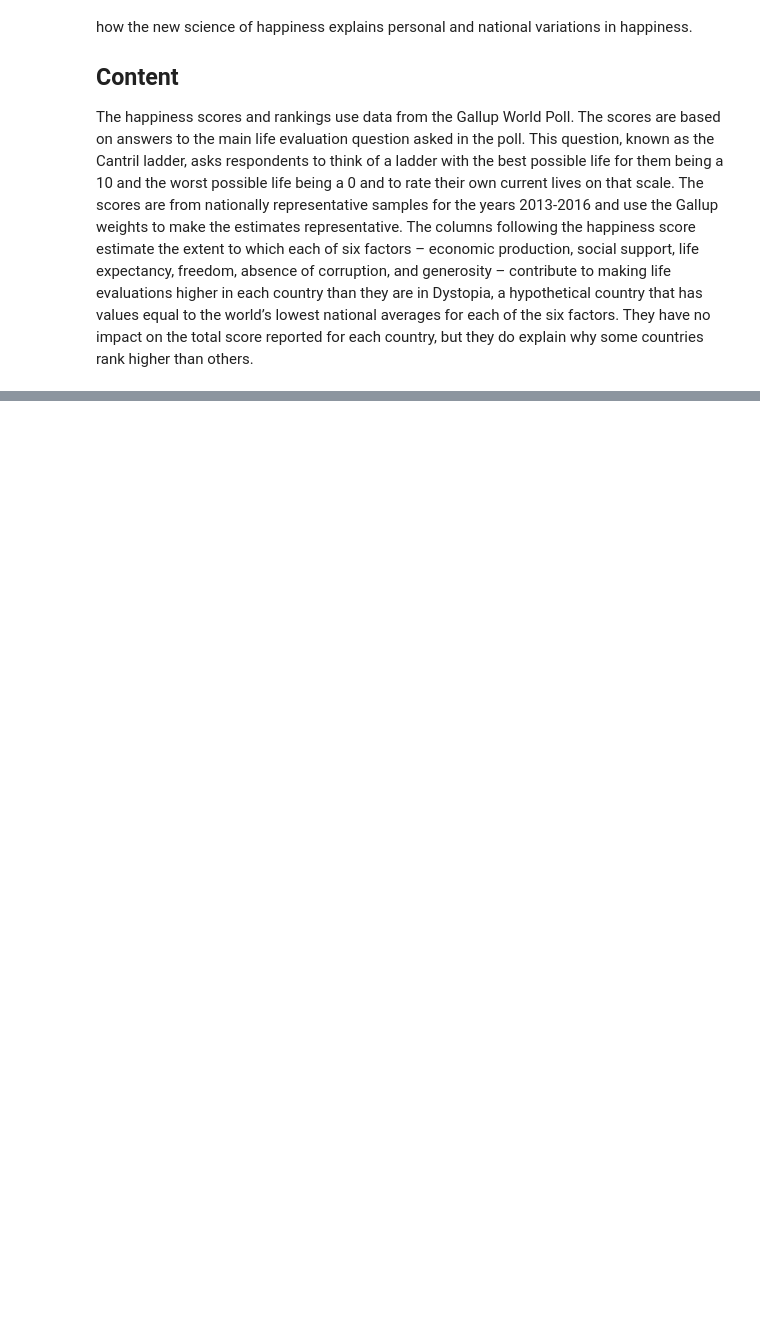
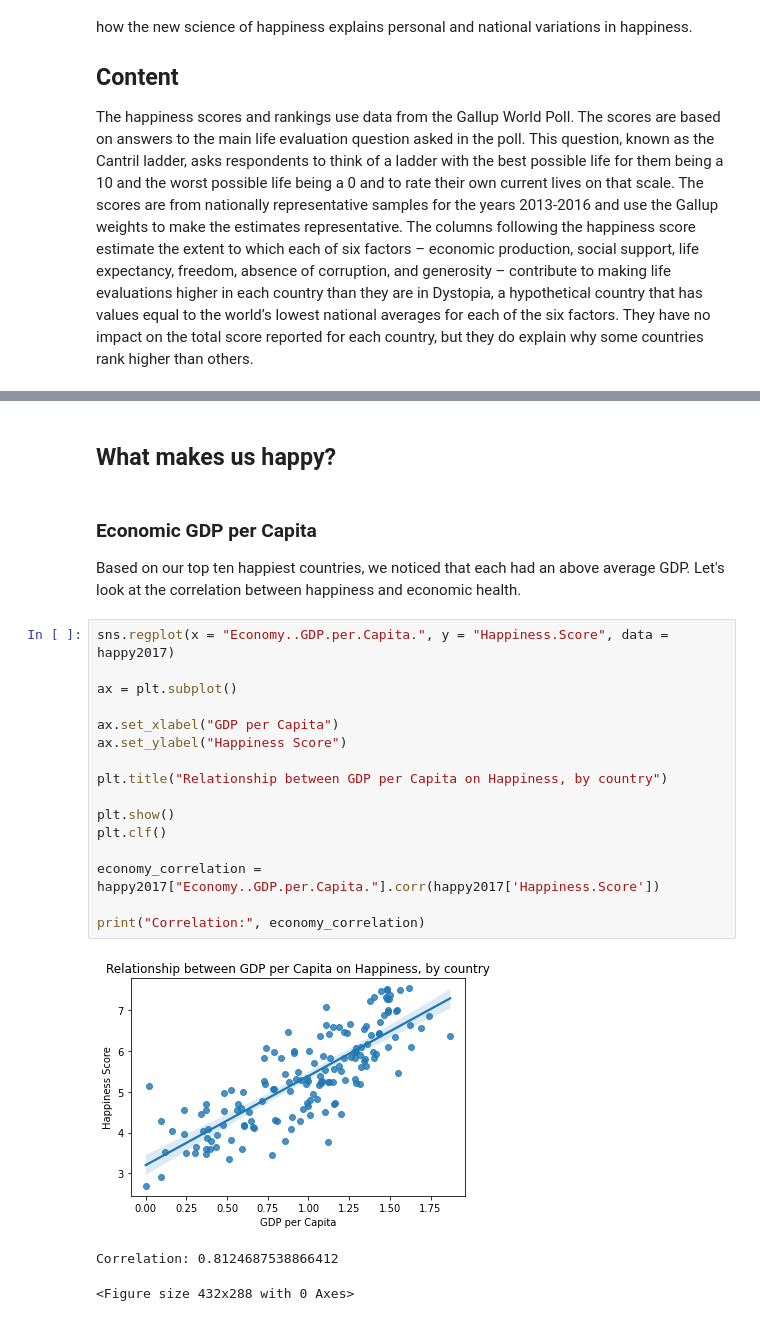
Before and after one commit to kyleyoshimoto/Happiness-EDA, a Jupyter notebook: Happiness-EDA.ipynb, the cells around one changed output, grey strips where cells are left out. Cells and saved outputs as stored; diff of their text form; blank space fills up the shorter version.

```diff
--- a/Happiness-EDA.ipynb
+++ b/Happiness-EDA.ipynb
@@ -75,0 +134,26 @@ dtype: int64
+# %% [markdown]
+## What makes us happy?
+# %% [markdown]
+### Economic GDP per Capita
+
+Based on our top ten happiest countries, we noticed that each had an above average GDP. Let's look at the correlation between happiness and economic health.
+# %%
+sns.regplot(x = "Economy..GDP.per.Capita.", y = "Happiness.Score", data = happy2017)
+
+ax = plt.subplot()
+
+ax.set_xlabel("GDP per Capita")
+ax.set_ylabel("Happiness Score")
+
+plt.title("Relationship between GDP per Capita on Happiness, by country")
+
+plt.show()
+plt.clf()
+
+economy_correlation = happy2017["Economy..GDP.per.Capita."].corr(happy2017['Happiness.Score'])
+
+print("Correlation:", economy_correlation)
+# %% [output]
+[figure, added]
+Correlation: 0.8124687538866412
+<Figure size 432x288 with 0 Axes>
```
Also changed, not shown: parts of 27 cells of this notebook.
